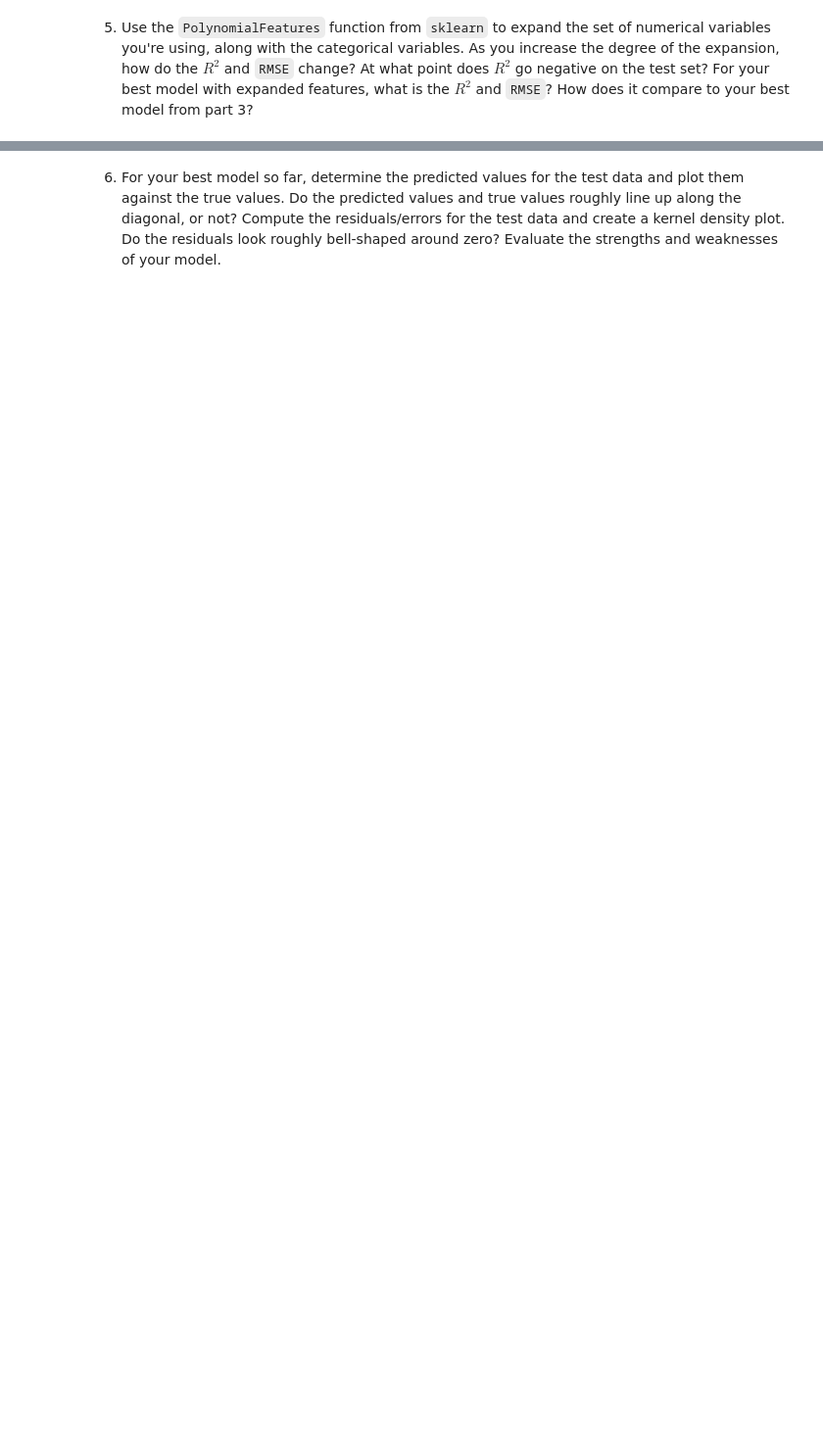
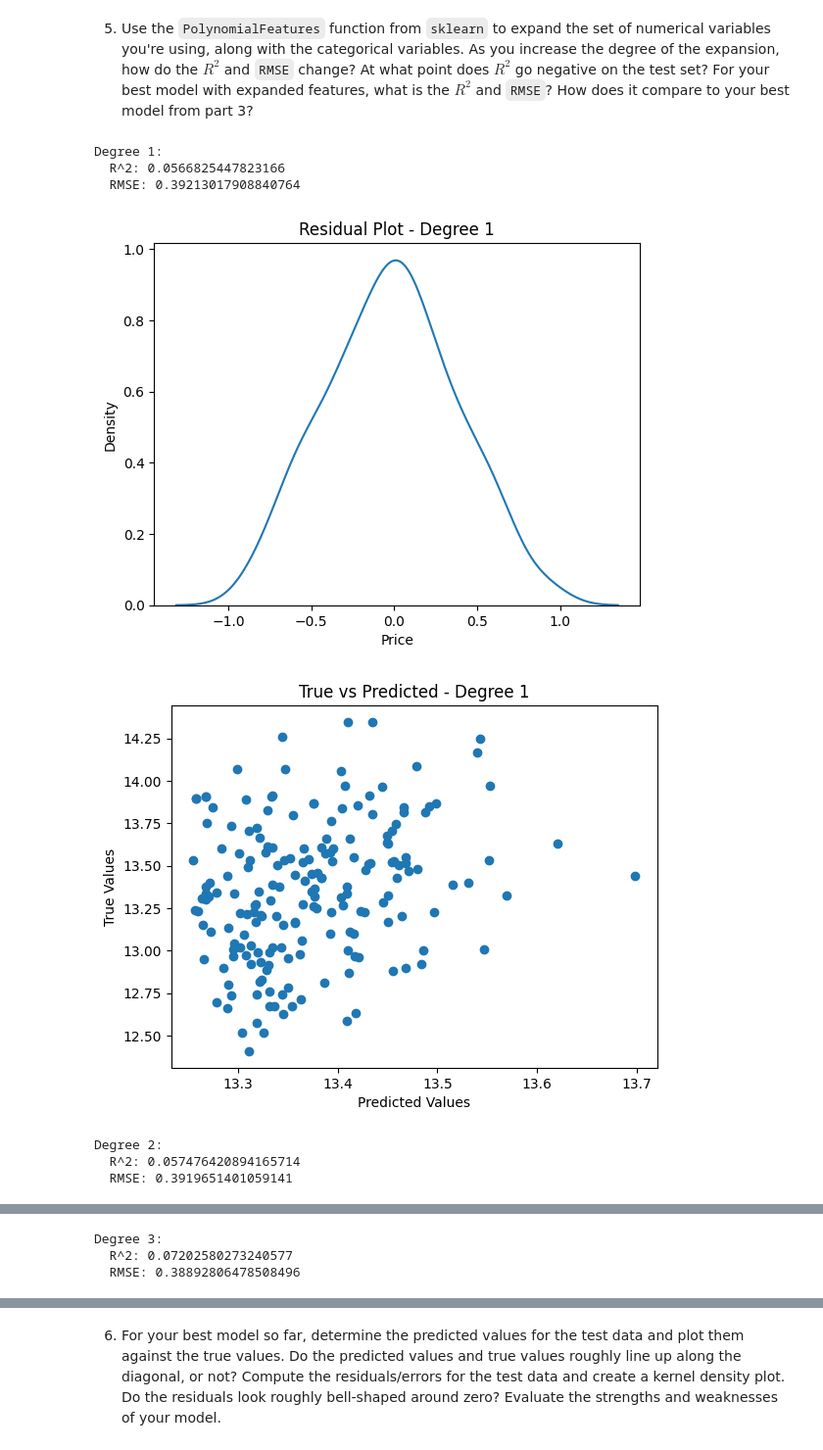
Before and after one commit to gdgurrola/assignment4, a Jupyter notebook: assignment4.ipynb, the cells around one changed output, grey strips where cells are left out. Shown at 98% size. Cells and saved outputs as stored; diff of their text form; code cells hidden in the pictures; blank space fills up the shorter version.

```diff
--- a/assignment4.ipynb
+++ b/assignment4.ipynb
@@ -119,2 +193,55 @@ Mean Squared Error: 0.16884189229595056
 # %% [markdown]
 5. Use the `PolynomialFeatures` function from `sklearn` to expand the set of numerical variables you're using, along with the categorical variables. As you increase the degree of the expansion, how do the $R^2$ and `RMSE` change? At what point does $R^2$ go negative on the test set? For your best model with expanded features, what is the $R^2$ and `RMSE`? How does it compare to your best model from part 3?
+# %%
+from sklearn.preprocessing import PolynomialFeatures
+from sklearn.linear_model import LinearRegression
+from sklearn.metrics import r2_score, mean_squared_error
+
+degrees = [1, 2, 3, 4, 5]  # You can extend this list as needed
+
+for degree in degrees:
+    # Expand features
+    expander = PolynomialFeatures(degree=degree, include_bias=False)
+
+    # Transform the training and test sets
+    Z_train = expander.fit_transform(X_train[numeric_cols])
+    names_train = expander.get_feature_names_out(numeric_cols)
+    X_train_lm = pd.DataFrame(data=Z_train, columns=names_train)
+
+    Z_test = expander.transform(X_test[numeric_cols])
+    names_test = expander.get_feature_names_out(numeric_cols)
+    X_test_lm = pd.DataFrame(data=Z_test, columns=names_test)
+
+    # Fit the model
+    reg = LinearRegression().fit(X_train_lm, y_train)
+
+    # Predict and evaluate on the test set
+    y_hat_lm = reg.predict(X_test_lm)
+    r2_lm = r2_score(y_test, y_hat_lm)
+    rmse_lm = mean_squared_error(y_test, y_hat_lm, squared=False)
+
+    print(f"Degree {degree}:")
+    print(f"  R^2: {r2_lm}")
+    print(f"  RMSE: {rmse_lm}")
+
+    # Visualizations (you can customize these as needed)
+    # Residual plot
+    sns.kdeplot(y_test - y_hat_lm)
+    plt.title(f"Residual Plot - Degree {degree}")
+    plt.show()
+
+    # True versus predicted plot
+    plt.scatter(x=y_hat_lm, y=y_test)
+    plt.title(f"True vs Predicted - Degree {degree}")
+    plt.xlabel("Predicted Values")
+    plt.ylabel("True Values")
+    plt.show()
+# %% [output]
+Degree 1:
+  R^2: 0.0566825447823166
+  RMSE: 0.39213017908840764
+[figure, added]
+[figure, added]
+Degree 2:
+  R^2: 0.057476420894165714
+  RMSE: 0.3919651401059141
@@ -120,0 +250,3 @@ Mean Squared Error: 0.16884189229595056
+Degree 3:
+  R^2: 0.07202580273240577
+  RMSE: 0.38892806478508496
```
Also changed, not shown: parts of 15 cells of this notebook.
